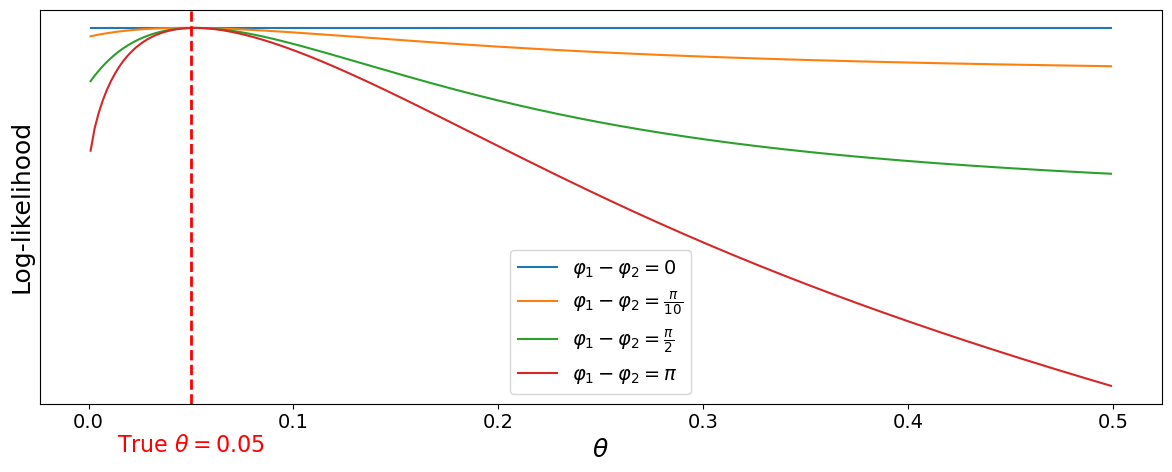
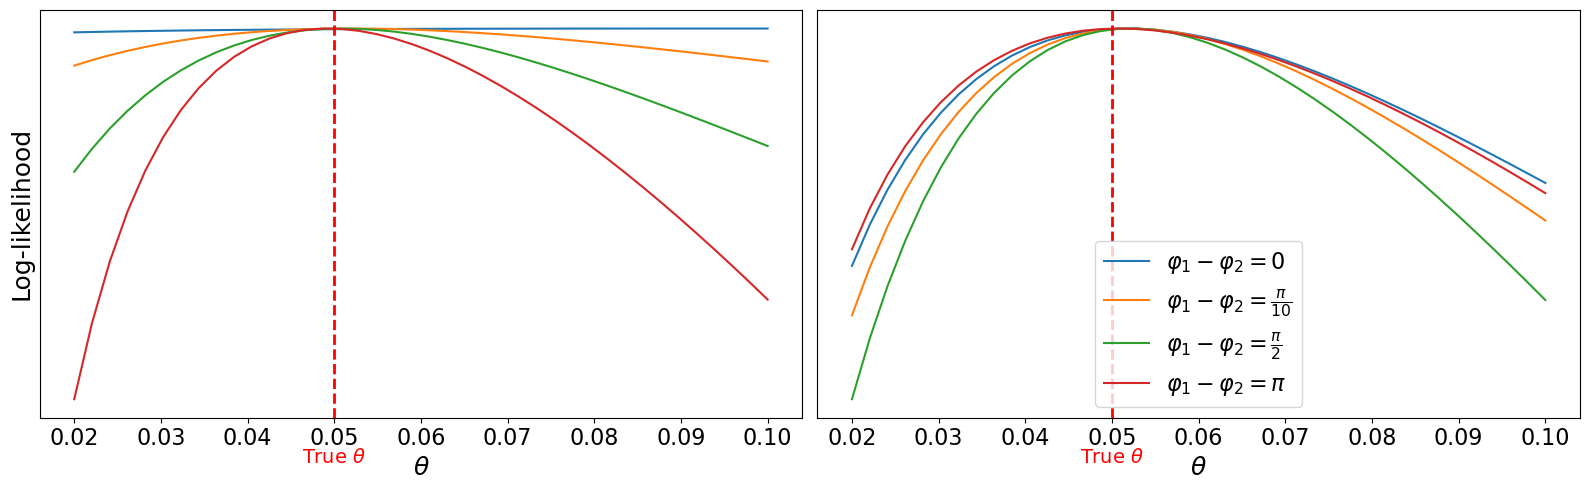
Code edit (unified diff) that turned the first committed figure into the second:
--- before
+++ after
@@ -1,5 +1,5 @@
-# Cell 2: Profile Likelihood Surface (sync vs unsync)
-# For each set of initial conditions, sweep theta over a grid and compute log-likelihood.
-# Same data and same ICs across all theta values -> smooth curves.
+# Cell 2: Profile Likelihood Surface — two panels
+# Left: similar ICs. Right: different ICs.
+# Both sweep over the same four phase differences.
 import numpy as np
 import pandas as pd
@@ -14,44 +14,57 @@
 n_season = 10
 seasons = list(range(n_season))
-thetas = np.linspace(0.001, 0.499, 250)
+thetas = np.linspace(0.02, 0.1, 40)
 populations = {(s, r): N_POP for s in seasons for r in regions}
 packer = Packer(disease=disease, seasons=seasons, regions=regions, populations=populations)
 theta = 0.05
-true = dict(I_init=np.ones((n_season,2))*np.random.uniform(1e-4, 1e-3), S_init=np.ones((n_season,2))*np.random.uniform(0.8, 0.9), theta=theta)
 
-fig, ax = plt.subplots(1, 1, figsize=(12, 5))
+np.random.seed(0)
+
+# Similar ICs: drawn from narrow ranges independently
+S_sim = np.column_stack([np.random.uniform(*disease.slim_similar, size=n_season),
+                         np.random.uniform(*disease.slim_similar, size=n_season)])
+I_sim = np.column_stack([np.random.uniform(*disease.ilim_similar, size=n_season),
+                         np.random.uniform(*disease.ilim_similar, size=n_season)])
+
+# Different ICs: drawn from wide ranges independently
+S_dif = np.column_stack([np.random.uniform(*disease.slim_different, size=n_season),
+                         np.random.uniform(*disease.slim_different, size=n_season)])
+I_dif = np.column_stack([np.random.uniform(*disease.ilim_different, size=n_season),
+                         np.random.uniform(*disease.ilim_different, size=n_season)])
 
 phases = [0, np.pi/10, np.pi/2, np.pi]
-labels = [r"$\varphi_1-\varphi_2=0$", r"$\varphi_1-\varphi_2=\frac{\pi}{10}$", r"$\varphi_1-\varphi_2 = \frac{\pi}{2}$", r"$\varphi_1-\varphi_2= \pi$"]
-for i, (phase2, label) in enumerate(zip(phases, labels)):
-    phase = np.array([0.0, phase2])
-    if i in [1]:
-        pass#continue
-    true['theta'] = theta
-    
-    obs = packer.sim(true, phase, disease)
-    mu = obs['mu']
-    scale = np.sqrt(disease.rho * (1 - disease.rho) * mu)
-    obs['incidence'] = mu * disease.rho + np.random.randn(len(mu)) * scale
+labels = [r"$\varphi_1-\varphi_2=0$", r"$\varphi_1-\varphi_2=\frac{\pi}{10}$",
+          r"$\varphi_1-\varphi_2 = \frac{\pi}{2}$", r"$\varphi_1-\varphi_2= \pi$"]
 
-    obj = Objective(obs=obs, phase=phase, disease=disease, populations=populations)
+panels = [
+    (S_sim, I_sim),
+    (S_dif, I_dif),
+]
 
-    lls = []
-    for th in thetas:
-        true['theta'] = th
-        x = packer.pack(true)
-        lls.append(-obj(x))
-    lls = np.array(lls)
-    lls = lls - lls.max()
-    ax.plot(thetas, lls, label=label)
+fig, (ax1, ax2) = plt.subplots(1, 2, figsize=(16, 5))
 
-ax.axvline(x=theta, color='red', linestyle='--', linewidth=2)
-ax.annotate(rf'True $\theta = {theta}$', xy=(theta, 0), xycoords=('data', 'axes fraction'),
-            xytext=(0, -22), textcoords='offset points',
-            ha='center', va='top', fontsize=16, color='red')
-ax.set_xlabel(r"$\theta$", fontsize=18)
-ax.set_ylabel("Log-likelihood", fontsize=18)
-ax.set_yticks([])
-ax.legend(fontsize=14)
+for ax, (S_init, I_init) in zip([ax1, ax2], panels):
+    true = dict(S_init=S_init, I_init=I_init, theta=theta)
+
+    for phase2, label in zip(phases, labels):
+        phase = np.array([0.0, phase2])
+        obs = packer.sim(true, phase, disease)
+        mu = obs['mu']
+        np.random.seed(42)
+        obs['incidence'] = mu * disease.rho + np.random.randn(len(mu)) * np.sqrt(disease.rho * (1 - disease.rho) * mu)
+        obj = Objective(obs=obs, phase=phase, disease=disease, populations=populations)
+        lls = np.array([-obj(packer.pack(dict(true, theta=th))) for th in thetas])
+        ax.plot(thetas, lls - lls.max(), label=label)
+
+    ax.axvline(x=theta, color='red', linestyle='--', linewidth=2)
+    ax.annotate(rf'True $\theta$', xy=(theta, 0), xycoords=('data', 'axes fraction'),
+                xytext=(0, -22), textcoords='offset points',
+                ha='center', va='top', fontsize=14, color='red')
+    ax.set_xlabel(r"$\theta$", fontsize=18)
+    ax.set_yticks([])
+    ax.tick_params(axis='x', labelsize=16)
+
+ax1.set_ylabel("Log-likelihood", fontsize=18)
+ax2.legend(fontsize=16)
 
 plt.tight_layout()

Commit: looks good, before we try to get it to format as pnas paper